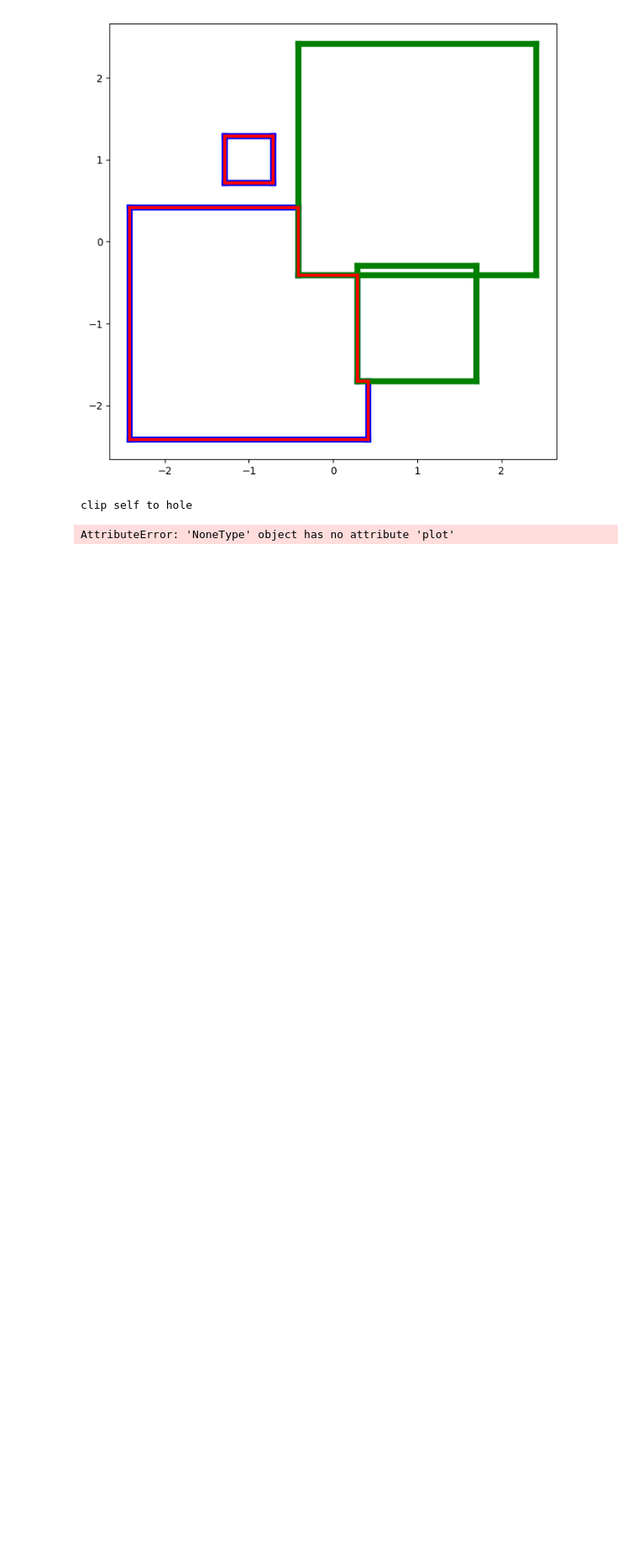
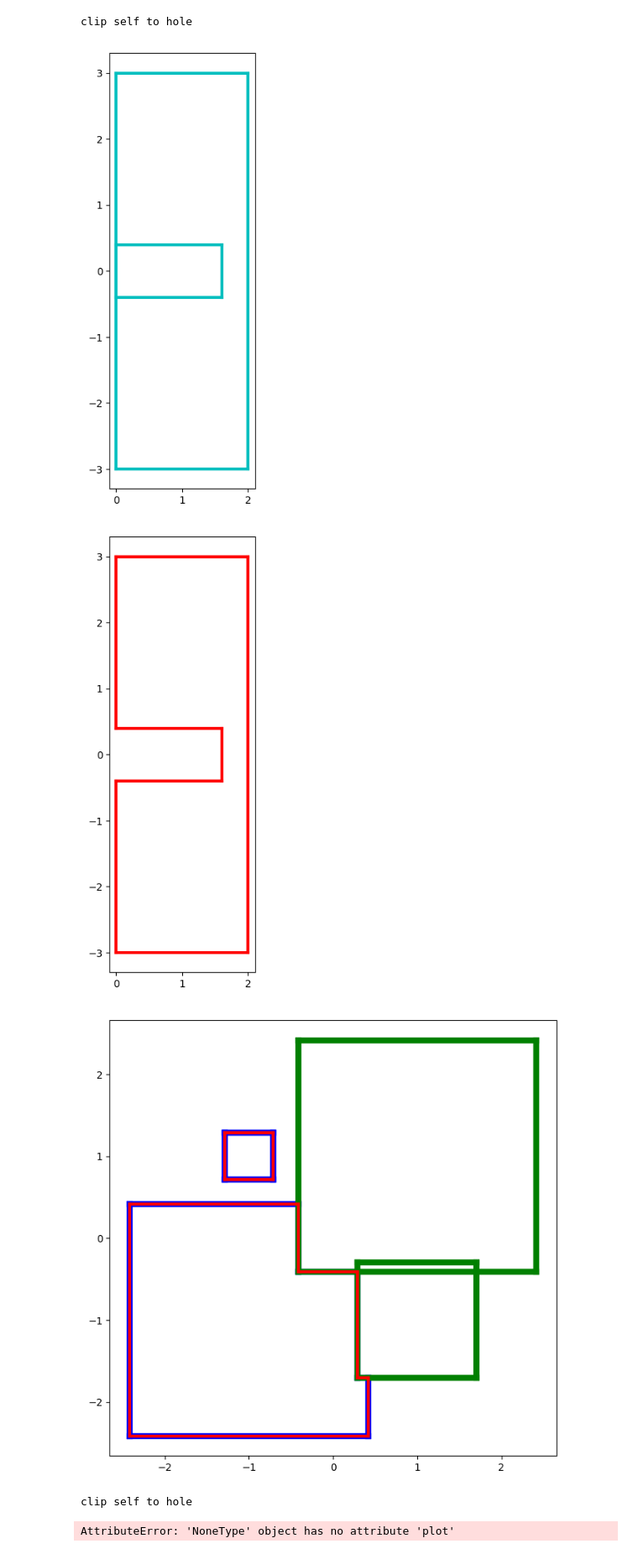
Before and after one commit to ctogle/meshmaker, a Jupyter notebook: notebooks/loop.ipynb, the cells around one changed output. Shown at 84% size. Cells and saved outputs as stored; diff of their text form; code cells hidden in the pictures; blank space fills up the shorter version.

```diff
--- a/notebooks/loop.ipynb
+++ b/notebooks/loop.ipynb
@@ -29,6 +29,64 @@ show = partial(show, programs=[MainShader(), EdgeShader(), WireShader(color=vec3
 
     strict - hole is not allowed to modify parent contour and cannot join existing holes
     clip   - hole is allowed to modify parent contour and/or join existing holes
+# %%
+def test_embed_strict():
+
+    a = vec3(-1, -1, 0).ring(2, 4, True)
+    b = vec3(-1.5, -1.5, 0).ring(0.5, 4, True)
+    c = vec3( 1.5, -1.5, 0).ring(0.5, 4, True)
+    d = vec3( 0.5, -1.5, 0).ring(0.5, 4, True)
+    e = vec3(-0.5, -1.5, 0).ring(0.5, 4, True)
+    f = vec3(-1.0, -1.5, 0).ring(0.5, 4, True)
+
+    g = [vec3(2.0000, 3.0000, -1.5000), vec3(0.0000, 3.0000, -1.5000), vec3(0.0000, -3.0000, -1.5000), vec3(2.0000, -3.0000, -1.5000)]
+    h = [vec3(0.0000, 0.4000, -1.5000), vec3(0.0000, -0.4000, -1.5000), vec3(1.6000, -0.4000, -1.5000), vec3(1.6000, 0.4000, -1.5000)]
+
+
+    q = quat.av(np.pi / 2, vec3.Y())
+
+    A = Loops([a], [b])
+    C = Loops([c])
+    D = Loops([d])
+    E = Loops([e])
+    F = Loops([f])
+    G = Loops([g])
+    H = Loops([h])
+
+    for L in (A, C, D, E, F, G, H):
+        L.rot(q)
+
+    #R = A.cp()
+    #R.embed(D.loops[0], mode='clip')
+    #R.embed(E.loops[0], mode='clip')
+
+    R = G.cp()
+    R.embed(H.loops[0], mode='clip')
+
+    q = q.fp()
+    for L in (A, C, D, E, F, G, H, R):
+        L.rot(q)
+
+    f, ax = plot()
+    ax.set_aspect(1)
+    #A.plot(ax, col='g', toxy=False)
+    #B.plot(ax, col='b', toxy=False)
+    #C.plot(ax, col='m', toxy=False)
+    #D.plot(ax, col='y', toxy=False)
+    #E.plot(ax, col='c', toxy=False)
+    G.plot(ax, col='c', toxy=False)
+    H.plot(ax, col='c', toxy=False)
+
+    # strict embed only works when the new hole is nicely contained
+    f, ax = plot()
+    ax.set_aspect(1)
+    R.plot(ax, col='r', toxy=False)
+
+test_embed_strict()
+# %% [output]
+clip self to hole
+[figure, added]
+[figure, added]
 # %%
 class Support(Loops):
 
```
Also changed, not shown: parts of 1 cell of this notebook, 3 other files.
